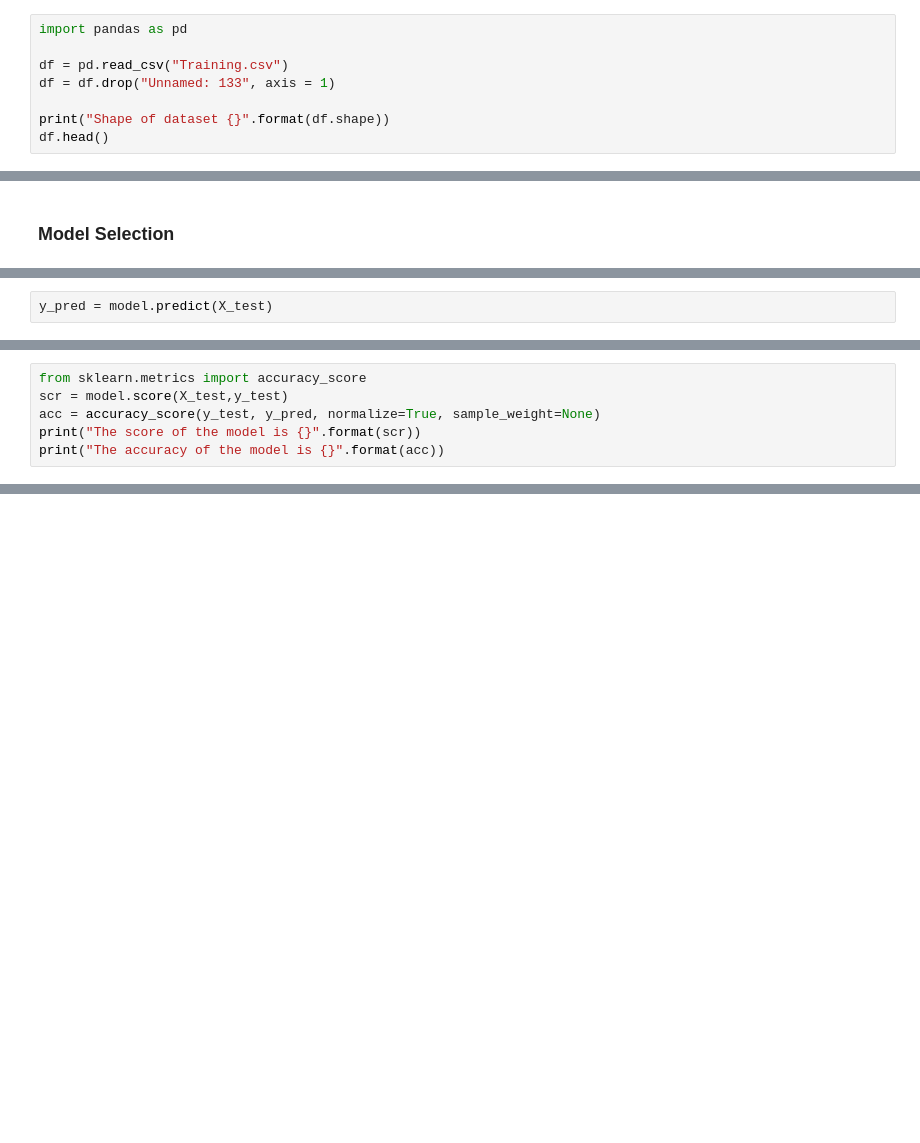
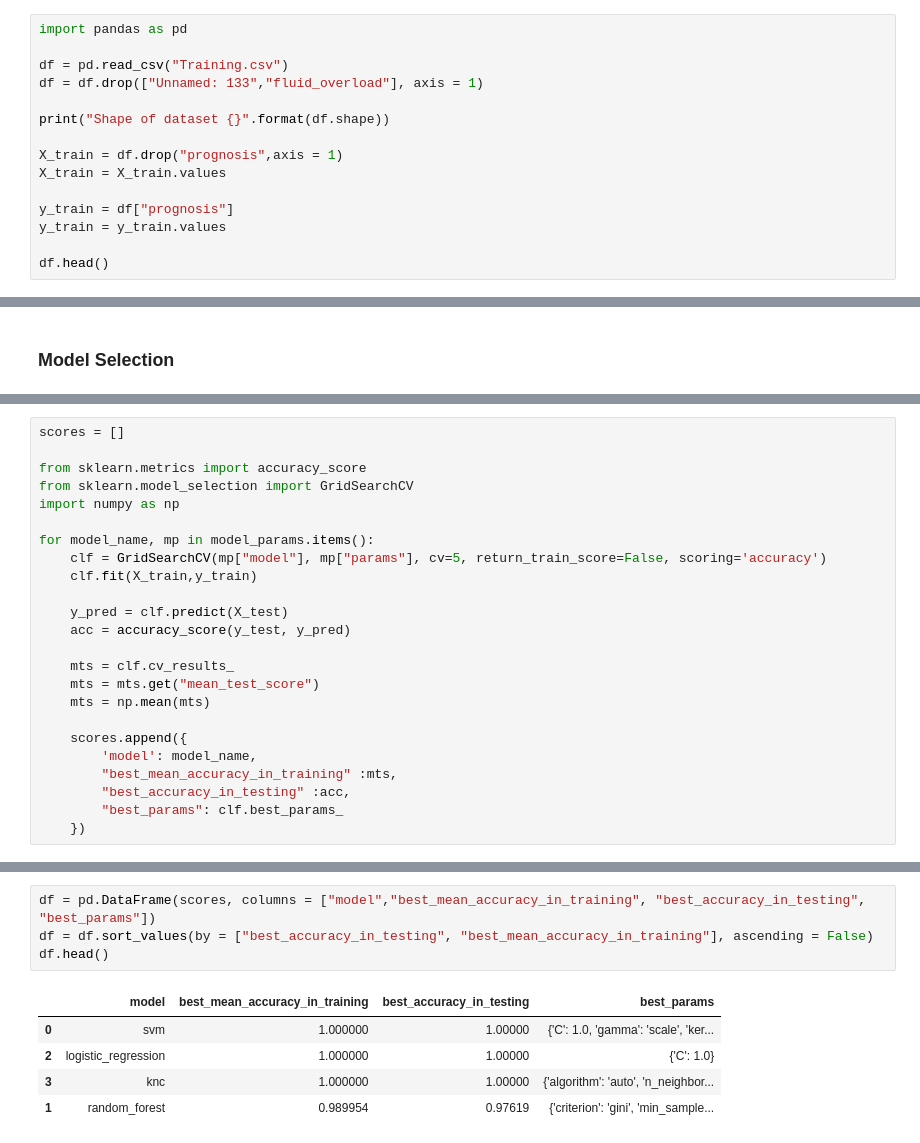
Before and after one commit to adrian-ramirezc/disease-prediction, a Jupyter notebook: model.ipynb, the cells around one changed output, grey strips where cells are left out. Drawn from its saved outputs; the diff is of its cells as text; blank space fills up the shorter version.

Commit message:
eda and model commented

```diff
--- a/model.ipynb
+++ b/model.ipynb
@@ -4,8 +4,15 @@
 import pandas as pd
 
 df = pd.read_csv("Training.csv")
-df = df.drop("Unnamed: 133", axis = 1)
+df = df.drop(["Unnamed: 133","fluid_overload"], axis = 1)
 
 print("Shape of dataset {}".format(df.shape))
+
+X_train = df.drop("prognosis",axis = 1)
+X_train = X_train.values
+
+y_train = df["prognosis"]
+y_train = y_train.values
+
 df.head()
 # %% [output]
@@ -70,2 +57,0 @@ y_test = y_test.values
-# %%
-y_pred = model.predict(X_test)
@@ -74,6 +57,0 @@ y_pred = model.predict(X_test)
-# %%
-from sklearn.metrics import accuracy_score
-scr = model.score(X_test,y_test)
-acc = accuracy_score(y_test, y_pred, normalize=True, sample_weight=None)
-print("The score of the model is {}".format(scr))
-print("The accuracy of the model is {}".format(acc))
@@ -82,0 +98,24 @@ The accuracy of the model is 1.0
+# %%
+scores = []
+
+from sklearn.metrics import accuracy_score
+from sklearn.model_selection import GridSearchCV
+import numpy as np
+
+for model_name, mp in model_params.items():
+    clf = GridSearchCV(mp["model"], mp["params"], cv=5, return_train_score=False, scoring='accuracy')
+    clf.fit(X_train,y_train)
+
+    y_pred = clf.predict(X_test)
+    acc = accuracy_score(y_test, y_pred)
+
+    mts = clf.cv_results_
+    mts = mts.get("mean_test_score")
+    mts = np.mean(mts)
+
+    scores.append({
+        'model': model_name,
+        "best_mean_accuracy_in_training" :mts,
+        "best_accuracy_in_testing" :acc,
+        "best_params": clf.best_params_
+    })
@@ -82,0 +128,10 @@ The accuracy of the model is 1.0
+# %%
+df = pd.DataFrame(scores, columns = ["model","best_mean_accuracy_in_training", "best_accuracy_in_testing", "best_params"])
+df = df.sort_values(by = ["best_accuracy_in_testing", "best_mean_accuracy_in_training"], ascending = False)
+df.head()
+# %% [output]
+|  | model | best_mean_accuracy_in_training | best_accuracy_in_testing | best_params |
+| 0 | svm | 1.000000 | 1.00000 | {'C': 1.0, 'gamma': 'scale', 'ker... |
+| 2 | logistic_regression | 1.000000 | 1.00000 | {'C': 1.0} |
+| 3 | knc | 1.000000 | 1.00000 | {'algorithm': 'auto', 'n_neighbor... |
+| 1 | random_forest | 0.989954 | 0.97619 | {'criterion': 'gini', 'min_sample... |
```
Also changed, not shown: parts of 15 cells of this notebook, 1 other file.
